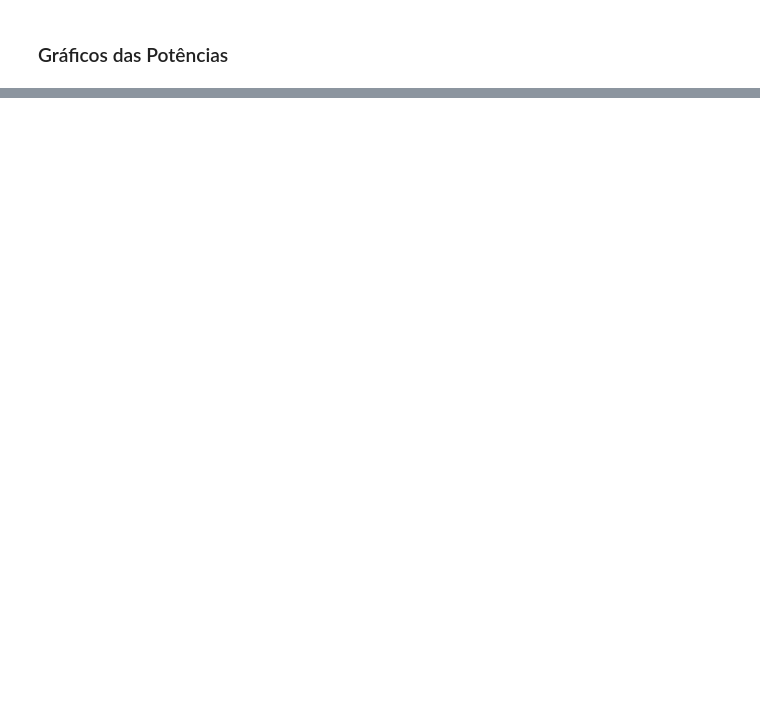
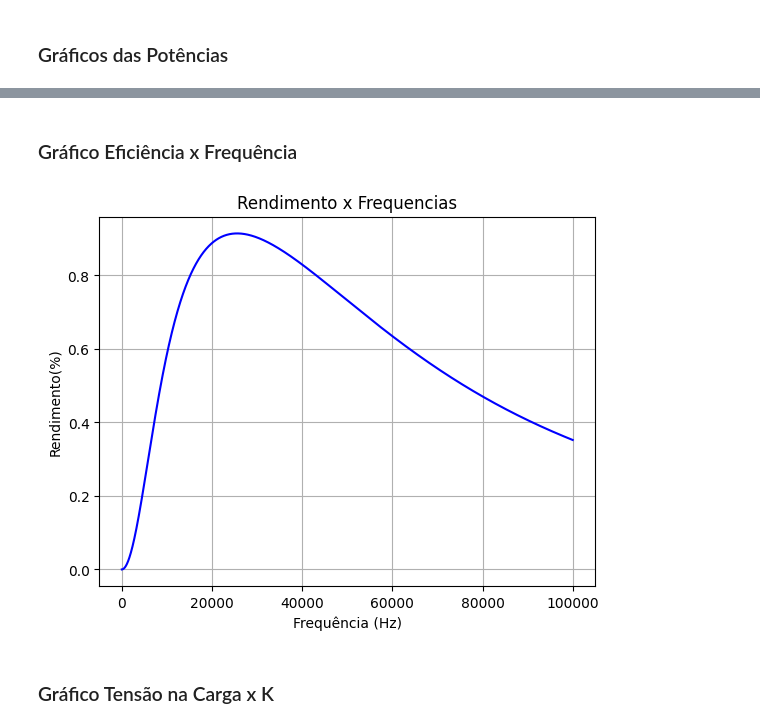
Before and after one commit to PedroPauloMorenoCamargo/Projeto_Eletromag, a Jupyter notebook: Parte_Teorica2.ipynb, the cells around one changed output, grey strips where cells are left out. Saved outputs shown, nothing was run; the diff lists cells and outputs as text; code cells hidden in the pictures; blank space fills up the shorter version.

```diff
--- a/Parte_Teorica2.ipynb
+++ b/Parte_Teorica2.ipynb
@@ -107,0 +124,13 @@ for f in lista_frequencias:
+# %% [markdown]
+### Gráfico Eficiência x Frequência
+# %%
+plt.plot(lista_frequencias,params2[2],'b')
+plt.title('Rendimento x Frequencias')
+plt.ylabel("Rendimento(%)")
+plt.xlabel("Frequência (Hz)")
+plt.grid(True)
+plt.show()
+# %% [output]
+[figure, added]
+# %% [markdown]
+### Gráfico Tensão na Carga x K
```
Also changed, not shown: parts of 5 cells of this notebook.
